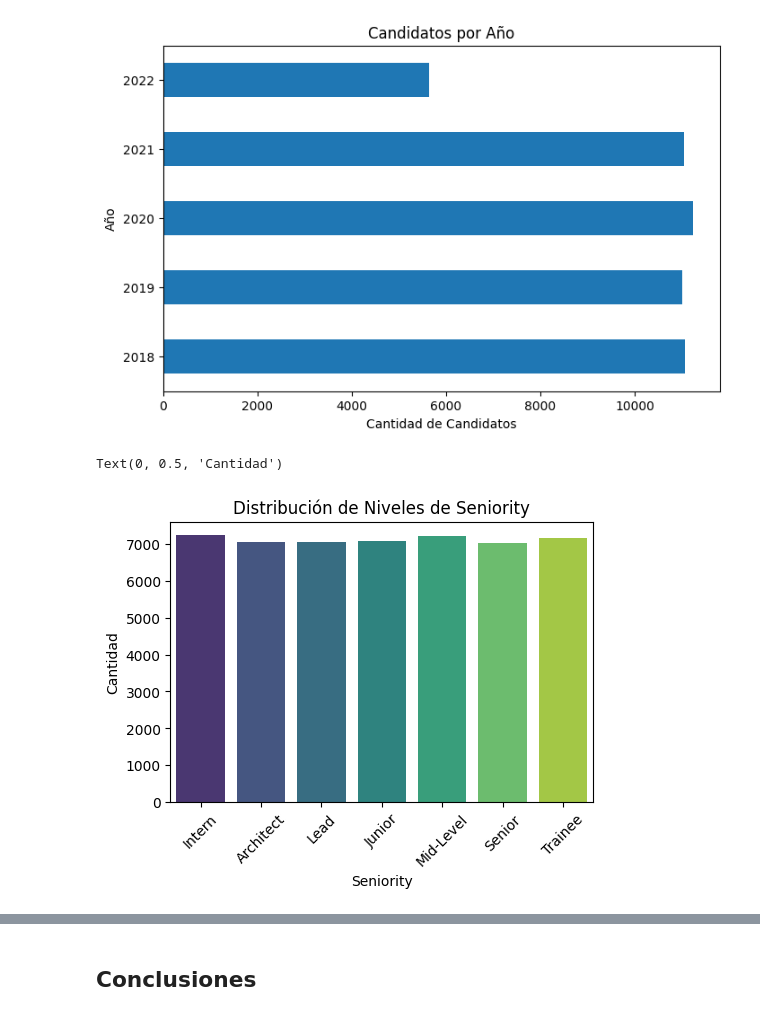
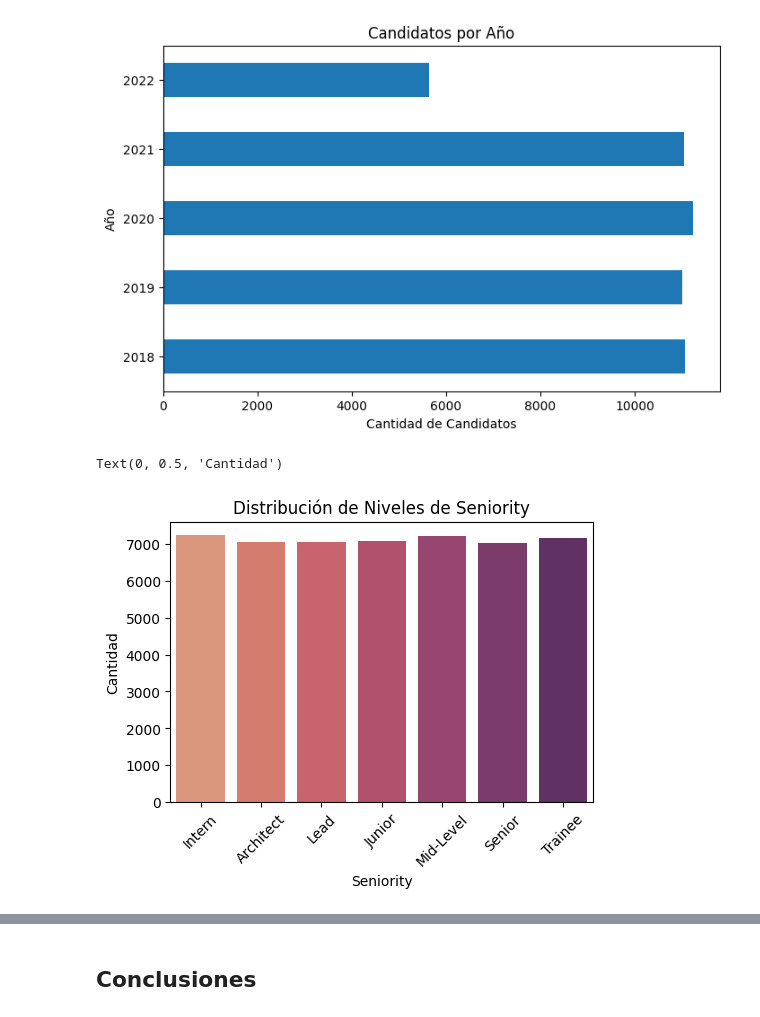
Before and after one commit to Juanjoslo2/WorkShop-1, a Jupyter notebook: notebooks/002_Candidates_EDA.ipynb, the cells around one changed output, grey strips where cells are left out. Drawn from its saved outputs; the diff is of its cells as text; code cells hidden in the pictures.

```diff
--- a/notebooks/002_Candidates_EDA.ipynb
+++ b/notebooks/002_Candidates_EDA.ipynb
@@ -288,14 +288,14 @@ plt.show()
 # %%
 plt.figure(figsize=(12, 8))
 plt.subplot(2, 2, 1)
-sns.countplot(data=df, x='seniority', hue='seniority', palette='viridis', legend=False)
+sns.countplot(data=df, x='seniority', hue='seniority', palette='flare', legend=False)
 plt.title('Distribución de Niveles de Seniority')
 plt.xticks(rotation=45)
 plt.xlabel('Seniority')
 plt.ylabel('Cantidad')
 # %% [output]
 Text(0, 0.5, 'Cantidad')
-[figure, old version]
+[figure, new version]
 # %%
 plt.subplot(2, 2, 2)
 # Filtramos solo los contratados
```
Also changed, not shown: parts of 1 cell of this notebook.
